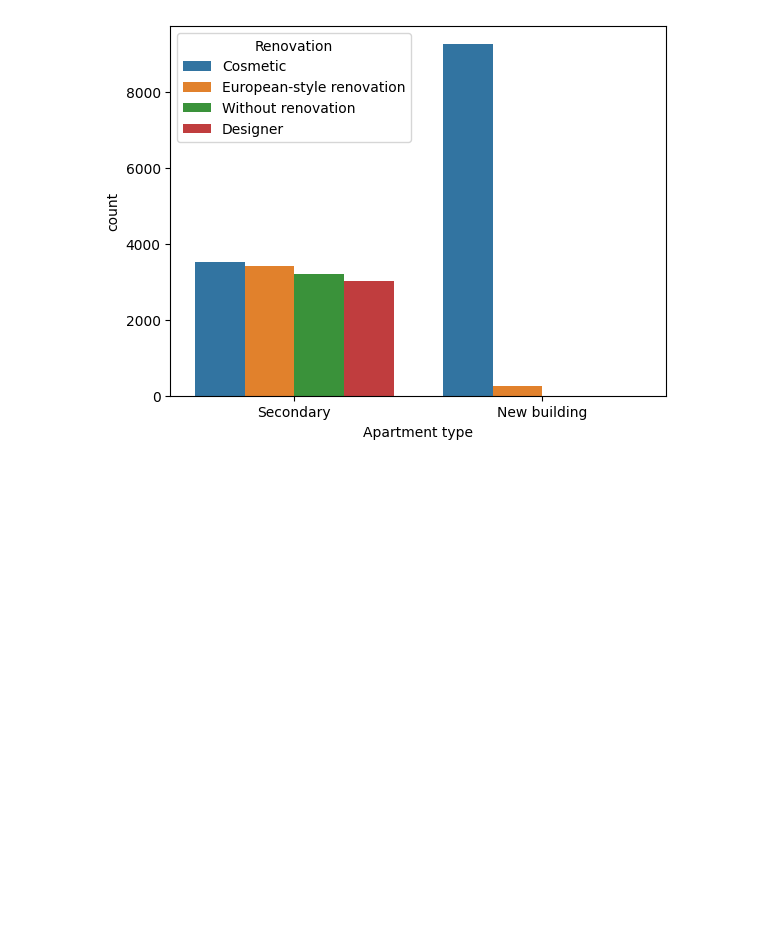
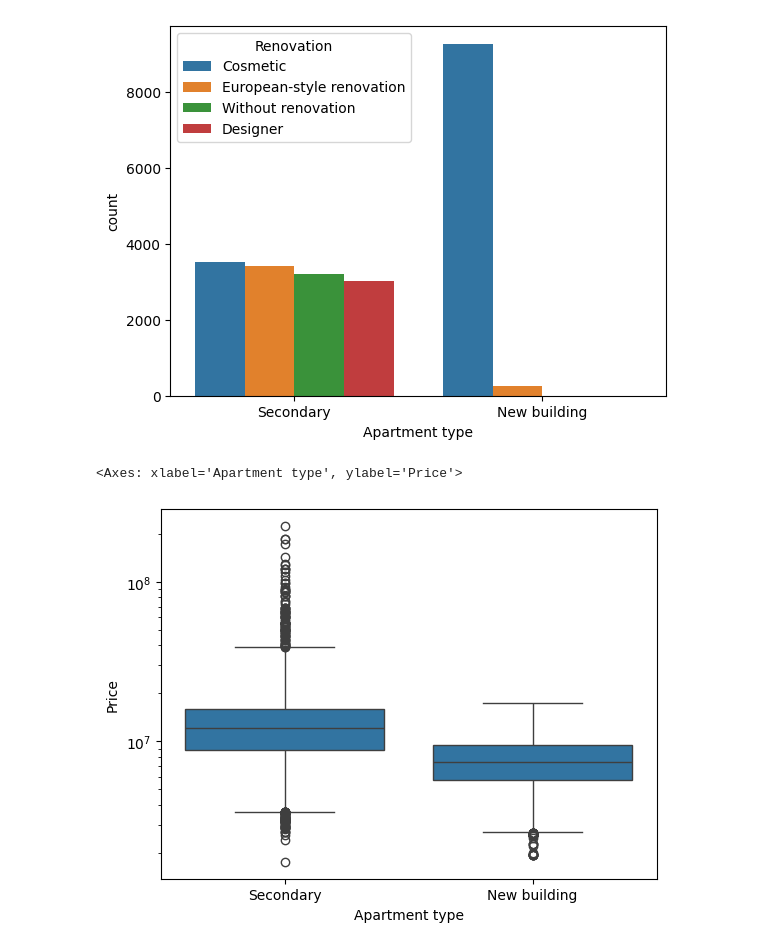
Before and after one commit to abmostert/data-science-portfolio, a Jupyter notebook: moscow_data.ipynb, the cells around one changed output. Cells and saved outputs as stored; diff of their text form; code cells hidden in the pictures; blank space fills up the shorter version.

```diff
--- a/moscow_data.ipynb
+++ b/moscow_data.ipynb
@@ -197,3 +205,9 @@ sns.countplot(x='Apartment type', hue='Renovation', data=moscow_data)
 # %% [output]
 <Axes: xlabel='Apartment type', ylabel='count'>
 [figure]
+# %%
+data_box = moscow_data[moscow_data['Renovation'] == 'Cosmetic']
+sns.boxplot( data = data_box, x='Apartment type', y='Price', log_scale= True)
+# %% [output]
+<Axes: xlabel='Apartment type', ylabel='Price'>
+[figure, added]
```
Also changed, not shown: parts of 54 cells of this notebook.
